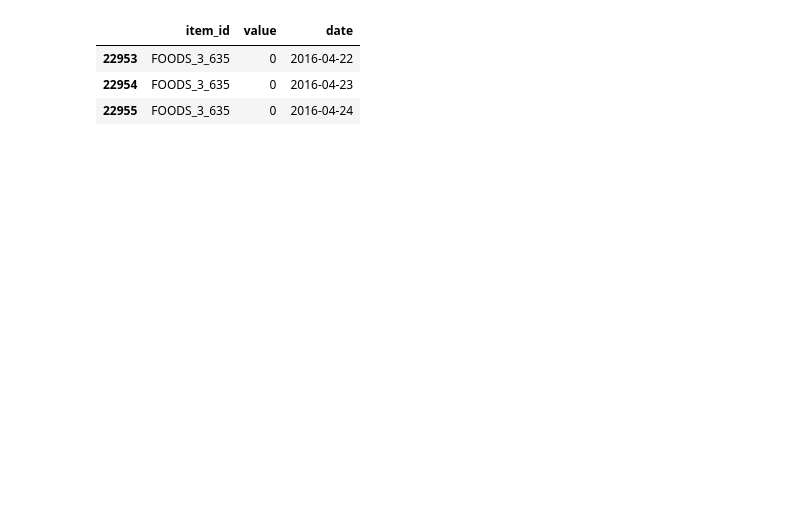
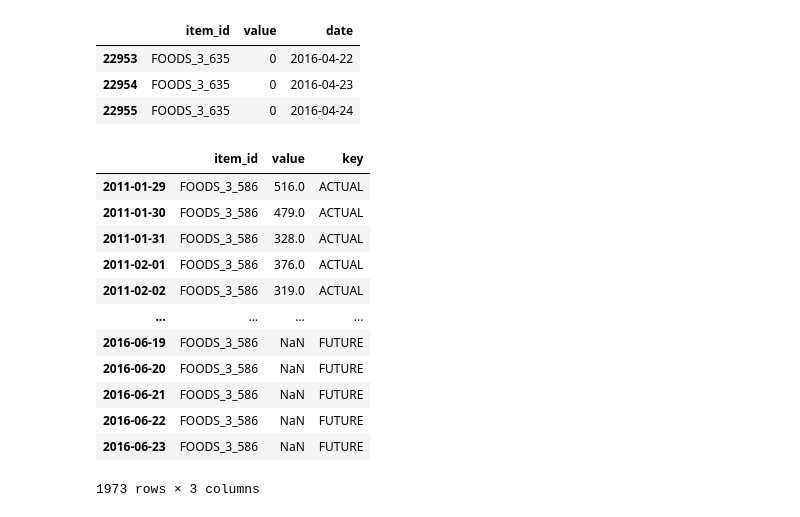
Before and after one commit to lfcorreacosta/timeseries_forecast, a Jupyter notebook: ts_notebook.ipynb, the cells around one changed output. Drawn from its saved outputs; the diff is of its cells as text; code cells hidden in the pictures; blank space fills up the shorter version.

```diff
--- a/ts_notebook.ipynb
+++ b/ts_notebook.ipynb
@@ -47,3 +49,19 @@ px.line(
     line_group = 'item_id',
     color      = 'key',
 )
+# %%
+single_timeseries_extended_df
+# %% [output]
+|  | item_id | value | key |
+| 2011-01-29 | FOODS_3_586 | 516.0 | ACTUAL |
+| 2011-01-30 | FOODS_3_586 | 479.0 | ACTUAL |
+| 2011-01-31 | FOODS_3_586 | 328.0 | ACTUAL |
+| 2011-02-01 | FOODS_3_586 | 376.0 | ACTUAL |
+| 2011-02-02 | FOODS_3_586 | 319.0 | ACTUAL |
+| ... | ... | ... | ... |
+| 2016-06-19 | FOODS_3_586 | NaN | FUTURE |
+| 2016-06-20 | FOODS_3_586 | NaN | FUTURE |
+| 2016-06-21 | FOODS_3_586 | NaN | FUTURE |
+| 2016-06-22 | FOODS_3_586 | NaN | FUTURE |
+| 2016-06-23 | FOODS_3_586 | NaN | FUTURE |
+1973 rows × 3 columns
```
Also changed, not shown: parts of 3 cells of this notebook.
